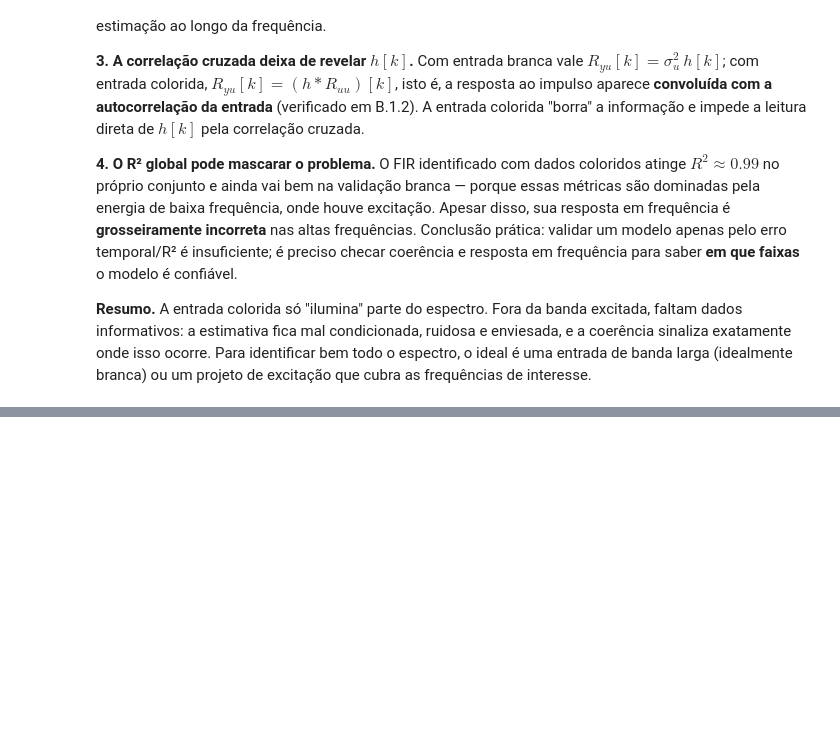
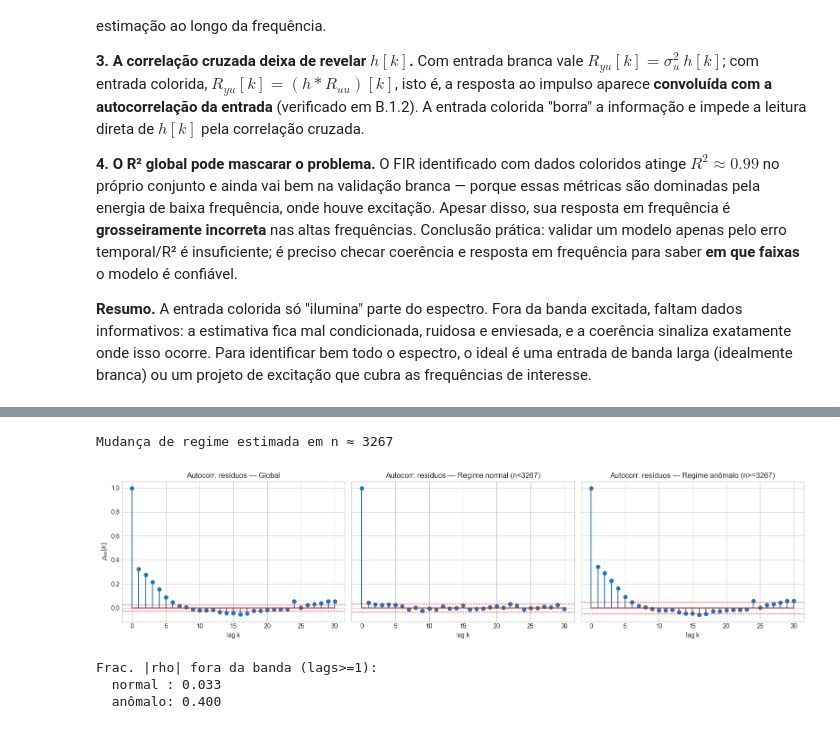
Before and after one commit to Jakson-Almeida/stochastic_processes, a Jupyter notebook: notebooks/resolucao_trabalho.ipynb, the cells around one changed output, grey strips where cells are left out. Saved outputs shown, nothing was run; the diff lists cells and outputs as text; code cells hidden in the pictures; blank space fills up the shorter version.

```diff
--- a/notebooks/resolucao_trabalho.ipynb
+++ b/notebooks/resolucao_trabalho.ipynb
@@ -820,0 +943,43 @@ cubra as frequências de interesse.
+# %%
+# Limiar para separar regimes: primeira vez que a energia local supera 3x o baseline
+thr_energy = 9 * baseline_energy  # (3 * baseline_std)^2
+above = np.where(local_energy > thr_energy)[0]
+n_change = nn_c[above[0]] if len(above) > 0 else None
+print(f"Mudança de regime estimada em n ≈ {n_change}")
+
+mask_normal = nn_c < n_change
+mask_anom = nn_c >= n_change
+
+ACF_LAG = 30
+lags_e = np.arange(ACF_LAG + 1)
+r_all = biased_autocorr(e_c, ACF_LAG)
+r_norm = biased_autocorr(e_c[mask_normal], ACF_LAG)
+r_anom = biased_autocorr(e_c[mask_anom], ACF_LAG)
+conf_c = 1.96 / np.sqrt(len(e_c))
+
+fig, axes = plt.subplots(1, 3, figsize=(16, 4), sharey=True)
+for ax, r, title, seg in zip(
+    axes,
+    [r_all, r_norm, r_anom],
+    ["Global", f"Regime normal (n<{n_change})", f"Regime anômalo (n>={n_change})"],
+    [e_c, e_c[mask_normal], e_c[mask_anom]],
+):
+    conf_seg = 1.96 / np.sqrt(len(seg))
+    ax.stem(lags_e, r / r[0])
+    ax.axhline(conf_seg, color="r", ls="--", lw=0.8)
+    ax.axhline(-conf_seg, color="r", ls="--", lw=0.8)
+    ax.set_title(f"Autocorr. resíduos — {title}")
+    ax.set_xlabel("lag k")
+axes[0].set_ylabel(r"$\rho_{ee}[k]$")
+plt.tight_layout()
+plt.show()
+
+print(f"Frac. |rho| fora da banda (lags>=1):")
+print(f"  normal : {np.mean(np.abs((r_norm/r_norm[0])[1:]) > 1.96/np.sqrt(mask_normal.sum())):.3f}")
+print(f"  anômalo: {np.mean(np.abs((r_anom/r_anom[0])[1:]) > 1.96/np.sqrt(mask_anom.sum())):.3f}")
+# %% [output]
+Mudança de regime estimada em n ≈ 3267
+[figure, added]
+Frac. |rho| fora da banda (lags>=1):
+  normal : 0.033
+  anômalo: 0.400
```
Also changed, not shown: parts of 13 cells of this notebook.
